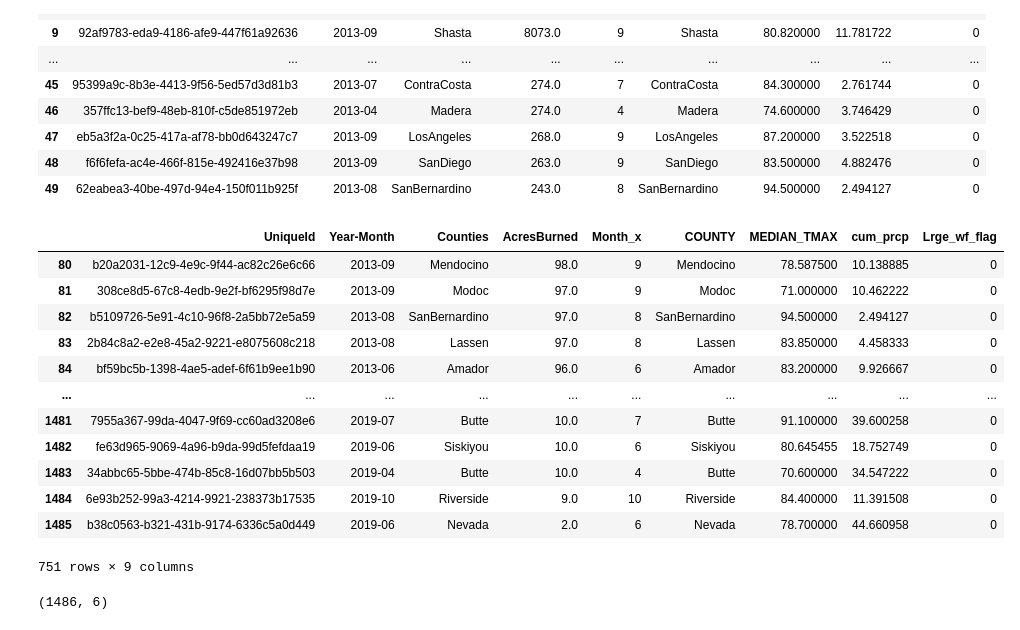
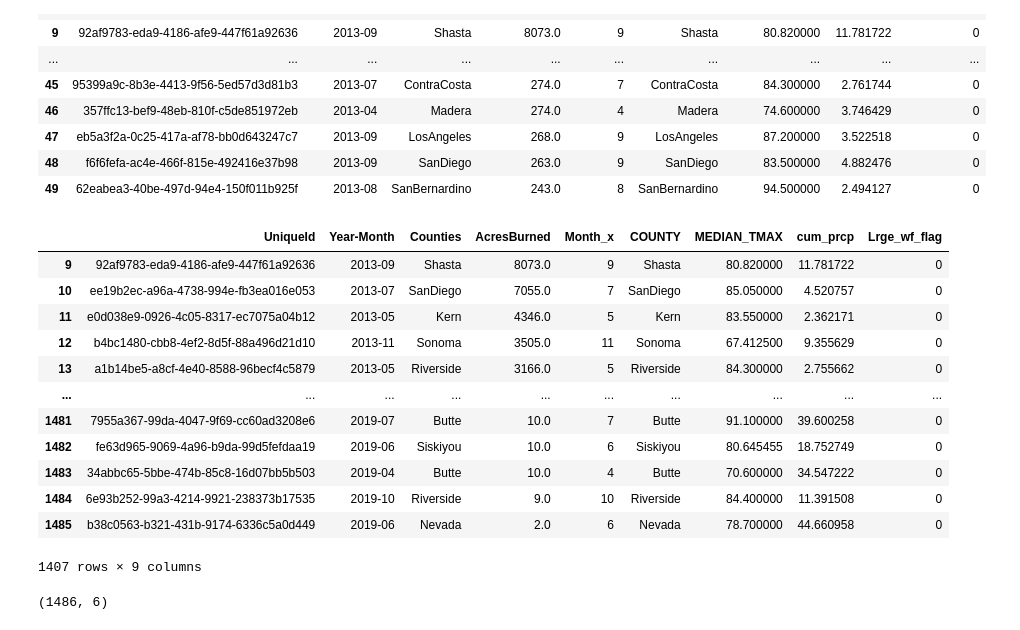
Before and after one commit to chloebellehooton/Group-5-Project, a Jupyter notebook: Supervised_Learning_Very_Large_Wildfire.ipynb, the cells around one changed output. Saved outputs shown, nothing was run; the diff lists cells and outputs as text; code cells hidden in the pictures.

```diff
--- a/Supervised_Learning_Very_Large_Wildfire.ipynb
+++ b/Supervised_Learning_Very_Large_Wildfire.ipynb
@@ -65,21 +69,21 @@ wildfire_wthr_df.head(50)
 | 48 | f6f6fefa-ac4e-466f-815e-492416e37b98 | 2013-09 | SanDiego | 263.0 | 9 | SanDiego | 83.500000 | 4.882476 | 0 |
 | 49 | 62eabea3-40be-497d-94e4-150f011b925f | 2013-08 | SanBernardino | 243.0 | 8 | SanBernardino | 94.500000 | 2.494127 | 0 |
 # %%
-wildfire_wthr_df[(wildfire_wthr_df["Lrge_wf_flag"]==0) & (wildfire_wthr_df["AcresBurned"]<100)]
+wildfire_wthr_df[(wildfire_wthr_df["Lrge_wf_flag"]==0) & (wildfire_wthr_df["AcresBurned"]<10000)]
 # %% [output]
 |  | UniqueId | Year-Month | Counties | AcresBurned | Month_x | COUNTY | MEDIAN_TMAX | cum_prcp | Lrge_wf_flag |
-| 80 | b20a2031-12c9-4e9c-9f44-ac82c26e6c66 | 2013-09 | Mendocino | 98.0 | 9 | Mendocino | 78.587500 | 10.138885 | 0 |
-| 81 | 308ce8d5-67c8-4edb-9e2f-bf6295f98d7e | 2013-09 | Modoc | 97.0 | 9 | Modoc | 71.000000 | 10.462222 | 0 |
-| 82 | b5109726-5e91-4c10-96f8-2a5bb72e5a59 | 2013-08 | SanBernardino | 97.0 | 8 | SanBernardino | 94.500000 | 2.494127 | 0 |
-| 83 | 2b84c8a2-e2e8-45a2-9221-e8075608c218 | 2013-08 | Lassen | 97.0 | 8 | Lassen | 83.850000 | 4.458333 | 0 |
-| 84 | bf59bc5b-1398-4ae5-adef-6f61b9ee1b90 | 2013-06 | Amador | 96.0 | 6 | Amador | 83.200000 | 9.926667 | 0 |
+| 9 | 92af9783-eda9-4186-afe9-447f61a92636 | 2013-09 | Shasta | 8073.0 | 9 | Shasta | 80.820000 | 11.781722 | 0 |
+| 10 | ee19b2ec-a96a-4738-994e-fb3ea016e053 | 2013-07 | SanDiego | 7055.0 | 7 | SanDiego | 85.050000 | 4.520757 | 0 |
+| 11 | e0d038e9-0926-4c05-8317-ec7075a04b12 | 2013-05 | Kern | 4346.0 | 5 | Kern | 83.550000 | 2.362171 | 0 |
+| 12 | b4bc1480-cbb8-4ef2-8d5f-88a496d21d10 | 2013-11 | Sonoma | 3505.0 | 11 | Sonoma | 67.412500 | 9.355629 | 0 |
+| 13 | a1b14be5-a8cf-4e40-8588-96becf4c5879 | 2013-05 | Riverside | 3166.0 | 5 | Riverside | 84.300000 | 2.755662 | 0 |
 | ... | ... | ... | ... | ... | ... | ... | ... | ... | ... |
 | 1481 | 7955a367-99da-4047-9f69-cc60ad3208e6 | 2019-07 | Butte | 10.0 | 7 | Butte | 91.100000 | 39.600258 | 0 |
 | 1482 | fe63d965-9069-4a96-b9da-99d5fefdaa19 | 2019-06 | Siskiyou | 10.0 | 6 | Siskiyou | 80.645455 | 18.752749 | 0 |
 | 1483 | 34abbc65-5bbe-474b-85c8-16d07bb5b503 | 2019-04 | Butte | 10.0 | 4 | Butte | 70.600000 | 34.547222 | 0 |
 | 1484 | 6e93b252-99a3-4214-9921-238373b17535 | 2019-10 | Riverside | 9.0 | 10 | Riverside | 84.400000 | 11.391508 | 0 |
 | 1485 | b38c0563-b321-431b-9174-6336c5a0d449 | 2019-06 | Nevada | 2.0 | 6 | Nevada | 78.700000 | 44.660958 | 0 |
-751 rows × 9 columns
+1407 rows × 9 columns
 # %%
  #Setting Unique id and year month as index
 wildfire_wthr_df.set_index(["UniqueId","Year-Month","Counties"],inplace=True, drop=True)
```
Also changed, not shown: parts of 10 cells of this notebook, 16 other files.
